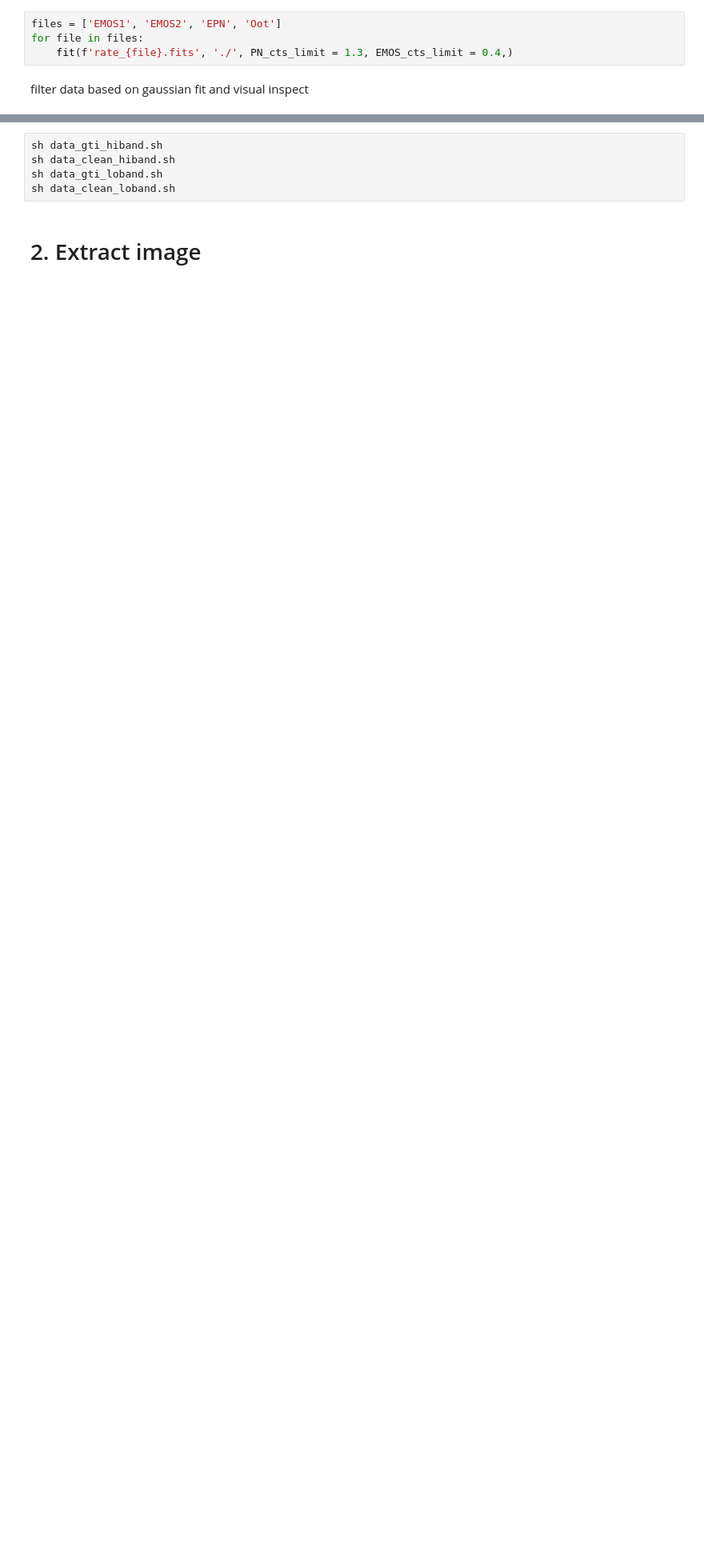
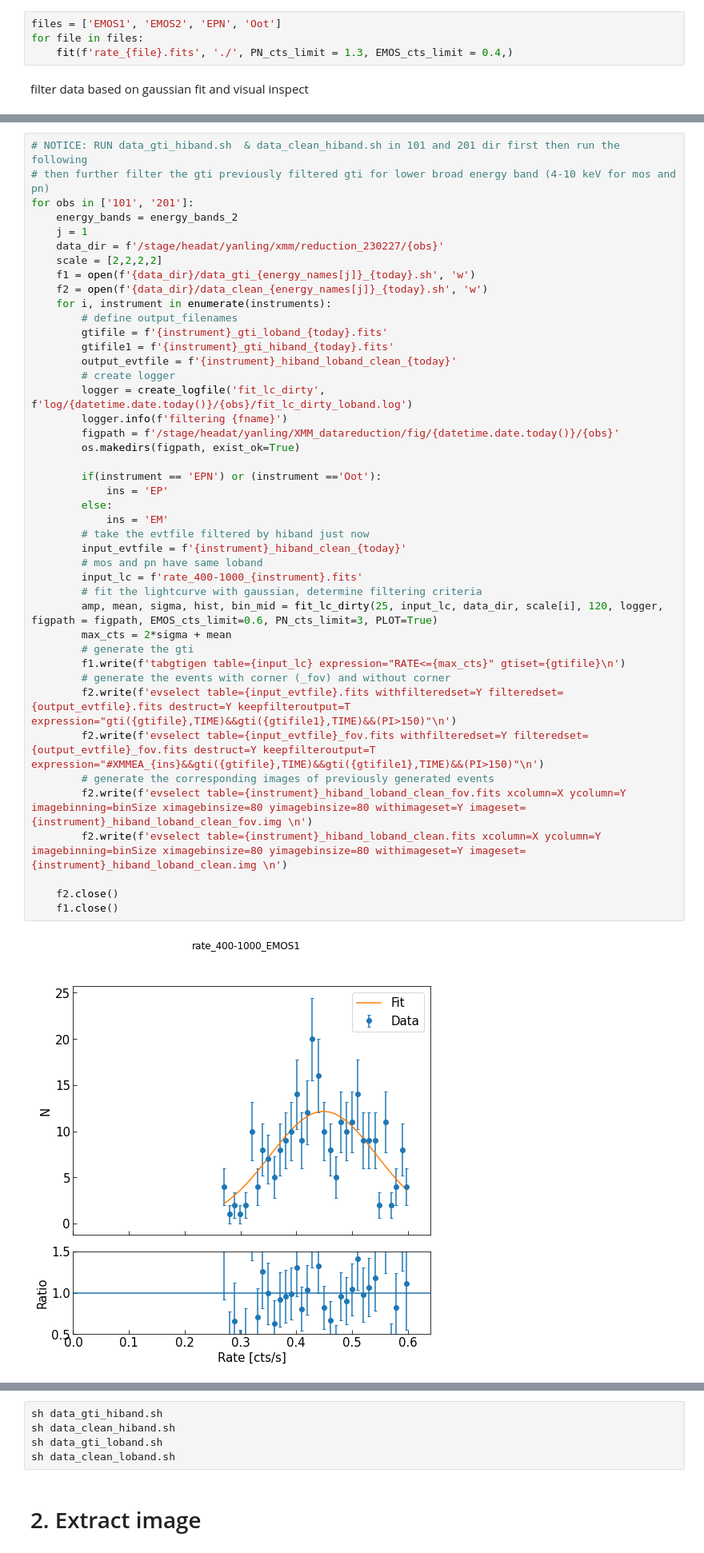
Before and after one commit to yanlingchen1/XMM_datareduction, a Jupyter notebook: xmm_data_extraction.ipynb, the cells around one changed output, grey strips where cells are left out. Shown: that part at 80% size. Drawn from its saved outputs; the diff is of its cells as text; blank space fills up the shorter version.

```diff
--- a/xmm_data_extraction.ipynb
+++ b/xmm_data_extraction.ipynb
@@ -364,0 +367,45 @@ expression="##XMMEA_{ins}&&gti({instrument}_gti_{energy_names[j]}.fits,TIME)&&(P
+# %%
+# NOTICE: RUN data_gti_hiband.sh  & data_clean_hiband.sh in 101 and 201 dir first then run the following
+# then further filter the gti previously filtered gti for lower broad energy band (4-10 keV for mos and pn)
+for obs in ['101', '201']:
+    energy_bands = energy_bands_2
+    j = 1
+    data_dir = f'/stage/headat/yanling/xmm/reduction_230227/{obs}'
+    scale = [2,2,2,2]
+    f1 = open(f'{data_dir}/data_gti_{energy_names[j]}_{today}.sh', 'w')
+    f2 = open(f'{data_dir}/data_clean_{energy_names[j]}_{today}.sh', 'w')
+    for i, instrument in enumerate(instruments):
+        # define output_filenames
+        gtifile = f'{instrument}_gti_loband_{today}.fits'
+        gtifile1 = f'{instrument}_gti_hiband_{today}.fits'
+        output_evtfile = f'{instrument}_hiband_loband_clean_{today}'
+        # create logger
+        logger = create_logfile('fit_lc_dirty', f'log/{datetime.date.today()}/{obs}/fit_lc_dirty_loband.log')
+        logger.info(f'filtering {fname}')
+        figpath = f'/stage/headat/yanling/XMM_datareduction/fig/{datetime.date.today()}/{obs}'
+        os.makedirs(figpath, exist_ok=True)
+
+        if(instrument == 'EPN') or (instrument =='Oot'):
+            ins = 'EP'
+        else:
+            ins = 'EM'
+        # take the evtfile filtered by hiband just now
+        input_evtfile = f'{instrument}_hiband_clean_{today}'
+        # mos and pn have same loband
+        input_lc = f'rate_400-1000_{instrument}.fits'
+        # fit the lightcurve with gaussian, determine filtering criteria
+        amp, mean, sigma, hist, bin_mid = fit_lc_dirty(25, input_lc, data_dir, scale[i], 120, logger, figpath = figpath, EMOS_cts_limit=0.6, PN_cts_limit=3, PLOT=True)
+        max_cts = 2*sigma + mean
+        # generate the gti
+        f1.write(f'tabgtigen table={input_lc} expression="RATE<={max_cts}" gtiset={gtifile}\n')
+        # generate the events with corner (_fov) and without corner
+        f2.write(f'evselect table={input_evtfile}.fits withfilteredset=Y filteredset={output_evtfile}.fits destruct=Y keepfilteroutput=T expression="gti({gtifile},TIME)&&gti({gtifile1},TIME)&&(PI>150)"\n')
+        f2.write(f'evselect table={input_evtfile}_fov.fits withfilteredset=Y filteredset={output_evtfile}_fov.fits destruct=Y keepfilteroutput=T expression="#XMMEA_{ins}&&gti({gtifile},TIME)&&gti({gtifile1},TIME)&&(PI>150)"\n')
+        # generate the corresponding images of previously generated events
+        f2.write(f'evselect table={instrument}_hiband_loband_clean_fov.fits xcolumn=X ycolumn=Y imagebinning=binSize ximagebinsize=80 yimagebinsize=80 withimageset=Y imageset={instrument}_hiband_loband_clean_fov.img \n')
+        f2.write(f'evselect table={instrument}_hiband_loband_clean.fits xcolumn=X ycolumn=Y imagebinning=binSize ximagebinsize=80 yimagebinsize=80 withimageset=Y imageset={instrument}_hiband_loband_clean.img \n')
+
+    f2.close()
+    f1.close()
+# %% [output]
+[figure, added]
```
Also changed, not shown: parts of 17 cells of this notebook, 55 other files.
